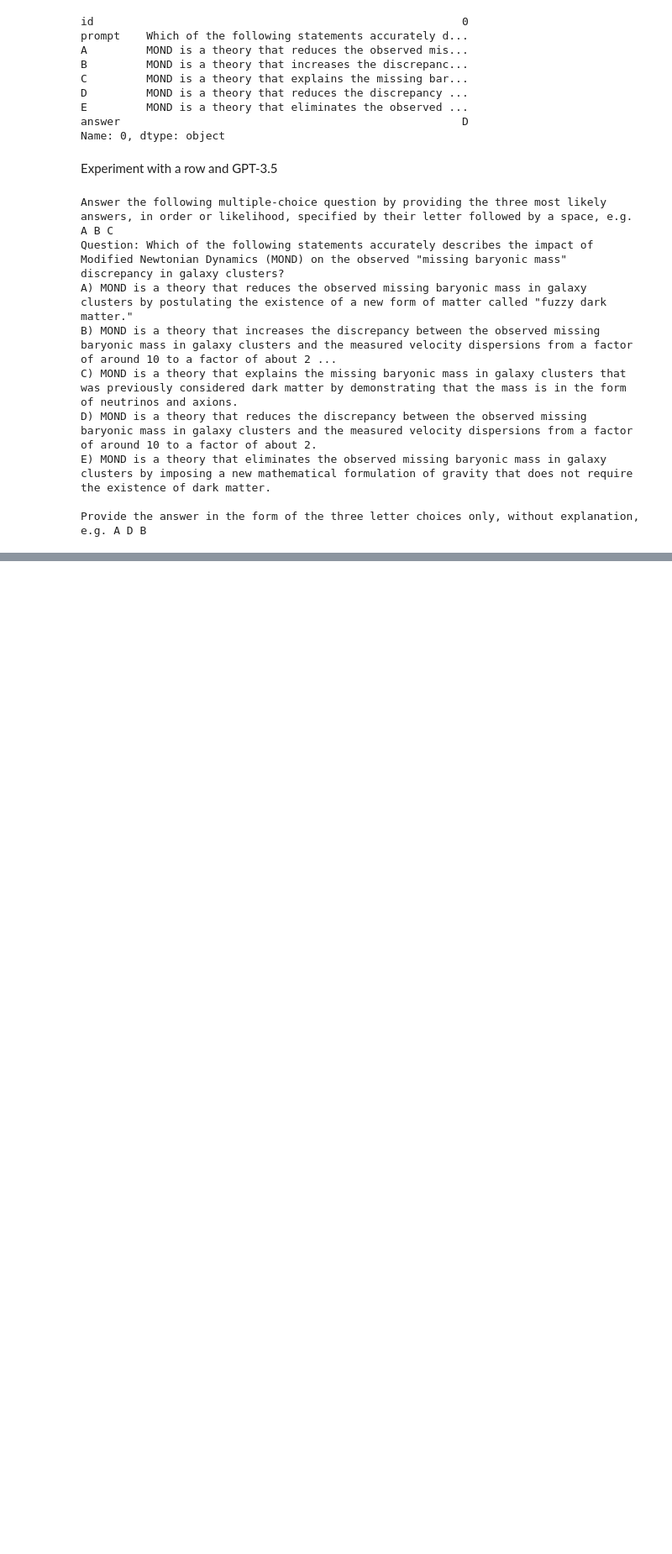
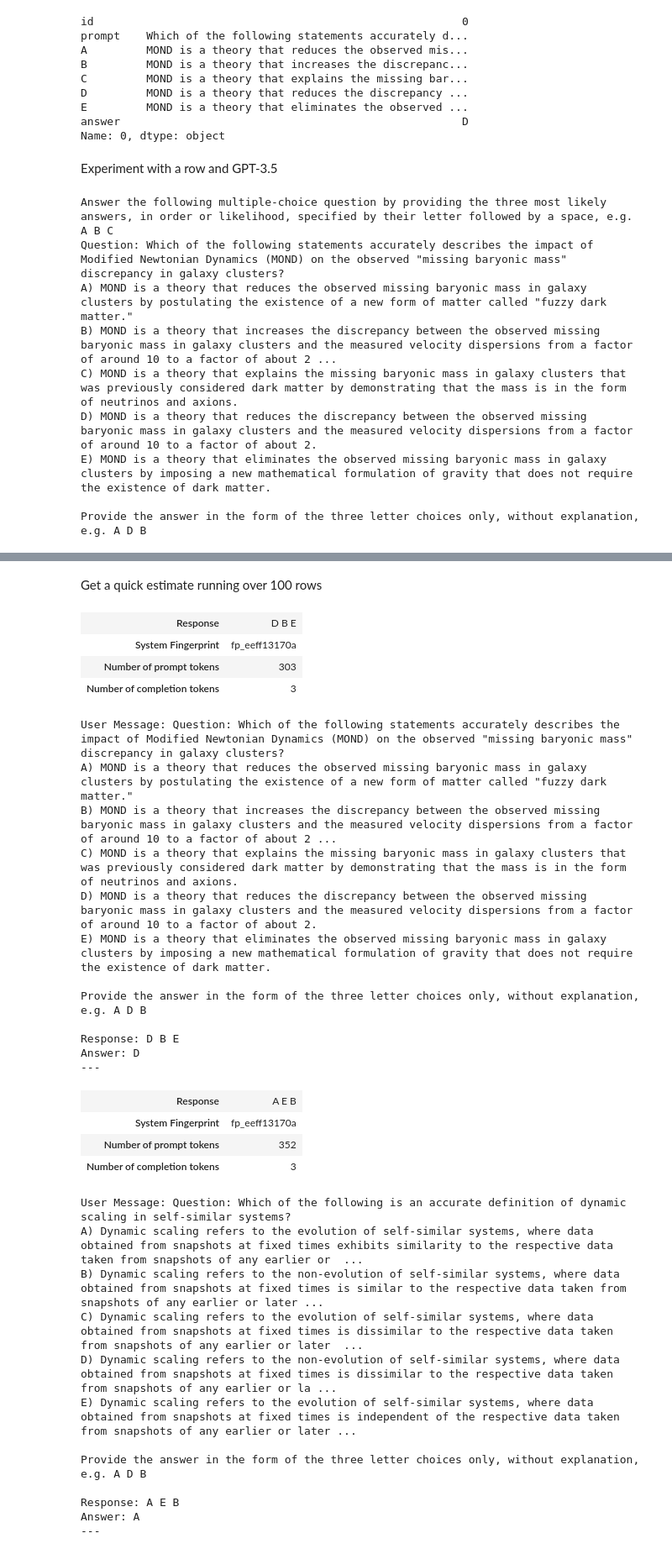
Before and after one commit to teome/kaggle-llm-science-exam, a Jupyter notebook: benchmark_gpt_3.5_4.ipynb, the cells around one changed output, grey strips where cells are left out. Shown at 84% size. Saved outputs shown, nothing was run; the diff lists cells and outputs as text; code cells hidden in the pictures; blank space fills up the shorter version.

```diff
--- a/benchmark_gpt_3.5_4.ipynb
+++ b/benchmark_gpt_3.5_4.ipynb
@@ -111,6 +103,10 @@ create_messages_input('test', 'user test4', messages)
 # %%
 GPT_MODEL='gpt-3.5-turbo-1106'
+cost_prompt_tokens = 0.001 / 1000
+cost_completion_tokens = 0.002 / 1000
 # GPT_MODEL='gpt-4-1106-preview' # gpt-4 turbo preview
+# cost_prompt_tokens = 0.01 / 1000
+# cost_completion_tokens = 0.03 / 1000
 # %%
 client = openai.OpenAI()
 # client = openai.AsyncClient()
@@ -163,0 +206,75 @@ ChatCompletion(id='chatcmpl-8O8pGZgDfsDmxgeBDPSwWHQgG4mkZ', choices=[Choice(fini
+# %% [markdown]
+Get a quick estimate running over 100 rows
+# %%
+system_message = 'Answer the following multiple-choice question by providing the three most likely answers, in order or likelihood, specified by their letter followed by a space, e.g. A B C'
+verbose = True
+score = 0
+n_questions = 100
+prompt_tokens = completion_tokens = 0
+temperature = 0.0
+
+for index, row in train.head(n_questions).iterrows():
+    user_message = f'Question: {row.prompt}\n'
+    user_message += '\n'.join([f'{l}) {row[l]}' for l in 'ABCDE'])
+    user_message += '\n\nProvide the answer in the form of the three letter choices only, without explanation, e.g. A D B\n'
+
+    response = get_chat_response(system_message, user_message, verbose=verbose, temperature=temperature)
+
+    assistant_message = response.choices[0].message.content
+
+    if verbose:
+        print(f'User Message: {user_message}')
+        print(f'Response: {assistant_message}')
+        print(f'Answer: {row.answer}')
+        print('---')
+
+    # Score
+    answers = assistant_message.split(' ')[:3]
+    correct_answer = row.answer
+    for i, pred in enumerate(answers):
+        if pred == correct_answer:
+            score += 1 / (i + 1)  # 1 for first being correct, 1/2 for second, 1/3 for third
+
+    prompt_tokens += response.usage.prompt_tokens
+    completion_tokens += response.usage.completion_tokens
+
+    if index >= 3:
+        verbose = False
+
+
+total_cost = prompt_tokens * cost_prompt_tokens + completion_tokens * cost_completion_tokens
+print(f'Average score: {score / n_questions}')
+print(f'Cost: ${total_cost}, prompt_tokens={prompt_tokens}, completion_tokens={completion_tokens}')
+# %% [output]
+| Response | D B E |
+| System Fingerprint | fp_eeff13170a |
+| Number of prompt tokens | 303 |
+| Number of completion tokens | 3 |
+User Message: Question: Which of the following statements accurately describes the impact of Modified Newtonian Dynamics (MOND) on the observed "missing baryonic mass" discrepancy in galaxy clusters?
+A) MOND is a theory that reduces the observed missing baryonic mass in galaxy clusters by postulating the existence of a new form of matter called "fuzzy dark matter."
+B) MOND is a theory that increases the discrepancy between the observed missing baryonic mass in galaxy clusters and the measured velocity dispersions from a factor of around 10 to a factor of about 2 ...
+C) MOND is a theory that explains the missing baryonic mass in galaxy clusters that was previously considered dark matter by demonstrating that the mass is in the form of neutrinos and axions.
+D) MOND is a theory that reduces the discrepancy between the observed missing baryonic mass in galaxy clusters and the measured velocity dispersions from a factor of around 10 to a factor of about 2.
+E) MOND is a theory that eliminates the observed missing baryonic mass in galaxy clusters by imposing a new mathematical formulation of gravity that does not require the existence of dark matter.
+
+Provide the answer in the form of the three letter choices only, without explanation, e.g. A D B
+
+Response: D B E
+Answer: D
+---
+| Response | A E B |
+| System Fingerprint | fp_eeff13170a |
+| Number of prompt tokens | 352 |
+| Number of completion tokens | 3 |
+User Message: Question: Which of the following is an accurate definition of dynamic scaling in self-similar systems?
+A) Dynamic scaling refers to the evolution of self-similar systems, where data obtained from snapshots at fixed times exhibits similarity to the respective data taken from snapshots of any earlier or  ...
+B) Dynamic scaling refers to the non-evolution of self-similar systems, where data obtained from snapshots at fixed times is similar to the respective data taken from snapshots of any earlier or later ...
+C) Dynamic scaling refers to the evolution of self-similar systems, where data obtained from snapshots at fixed times is dissimilar to the respective data taken from snapshots of any earlier or later  ...
+D) Dynamic scaling refers to the non-evolution of self-similar systems, where data obtained from snapshots at fixed times is dissimilar to the respective data taken from snapshots of any earlier or la ...
+E) Dynamic scaling refers to the evolution of self-similar systems, where data obtained from snapshots at fixed times is independent of the respective data taken from snapshots of any earlier or later ...
+
+Provide the answer in the form of the three letter choices only, without explanation, e.g. A D B
+
+Response: A E B
+Answer: A
+---
```
Also changed, not shown: parts of 18 cells of this notebook.
